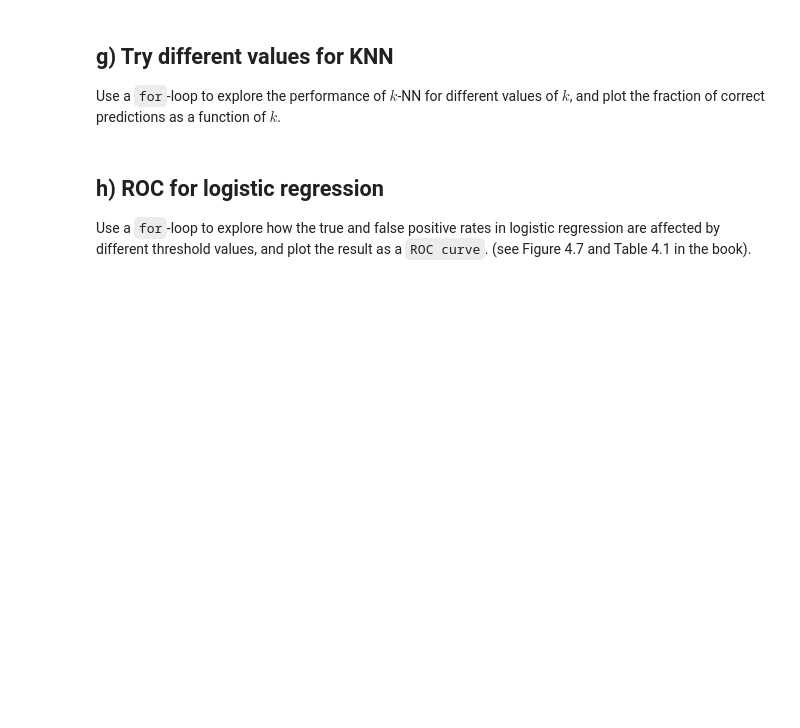
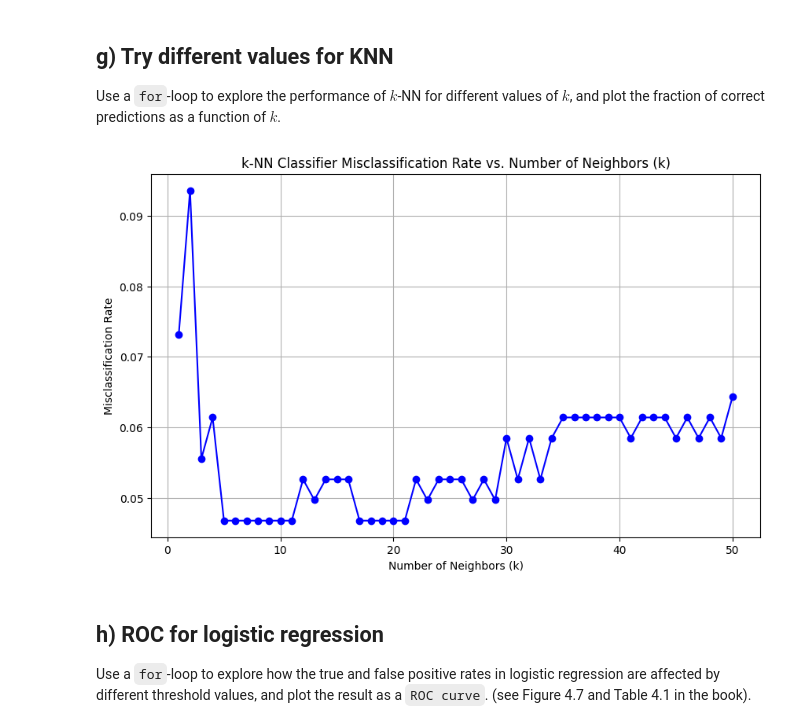
Before and after one commit to zhaotongjie222/-, a Jupyter notebook: exercises/SML-session_4.ipynb, the cells around one changed output. Cells and saved outputs as stored; diff of their text form; code cells hidden in the pictures; blank space fills up the shorter version.

```diff
--- a/exercises/SML-session_4.ipynb
+++ b/exercises/SML-session_4.ipynb
@@ -205,3 +215,28 @@ The confusion matrix will show the distribution of correct and incorrect classif
 # %% [markdown]
 ## f) KNN
 Repeat [(c)](#4.1-c) using $k$-NN (with $k = 1$). A useful commands is `sklearn.neighbors.KNeighborsClassifier()`.
+# %%
+# Select the specified input variables for k-NN
+X_train_knn = X_train[['V3', 'V4', 'V5']]
+X_test_knn = X_test[['V3', 'V4', 'V5']]
+
+# Initialize and train the k-NN model with k=1
+knn_model = skl_nb.KNeighborsClassifier(n_neighbors=1)
+knn_model.fit(X_train_knn, y_train)
+
+# Make predictions on the test set
+y_pred_knn = knn_model.predict(X_test_knn)
+
+# Calculate the fraction of correct predictions (accuracy)
+accuracy_knn = (y_pred_knn == y_test).mean()
+print(f"Fraction of correct predictions (k-NN, k=1): {accuracy_knn:.4f}")
+
+# Compute the confusion matrix
+confusion_matrix_knn = pd.crosstab(y_test, y_pred_knn, rownames=['True'], colnames=['Predicted'])
+print("\nConfusion Matrix (k-NN, k=1):\n")
+print(confusion_matrix_knn)
+
+# Interpretation of performance
+print("\nInterpretation:")
+print("Similar to the previous models, the accuracy gives an overall measure of correct predictions.")
+print("The confusion matrix for k-NN will show the distribution of correct and incorrect classifications, highlighting false positives and false negatives for this model with k=1.")
@@ -209,6 +257,24 @@ Repeat [(c)](#4.1-c) using $k$-NN (with $k = 1$). A useful commands is `sklearn.
 ## g) Try different values for KNN
 Use a `for`-loop to explore the performance of $k$-NN for different values of $k$, and plot the fraction of correct
 predictions as a function of $k$.
+# %%
+missclassification_rates = []
+for k_val in range(1, 51):
+    knn_model = skl_nb.KNeighborsClassifier(n_neighbors=k_val)
+    knn_model.fit(X_train_knn, y_train)
+    prediction = knn_model.predict(X_test_knn)
+    missclassification_rate = (prediction != y_test).mean()
+    missclassification_rates.append(missclassification_rate)
+
+K = np.array(list(range(1, 51)))
+plt.plot(K, missclassification_rates, 'bo-')
+plt.xlabel('Number of Neighbors (k)')
+plt.ylabel('Misclassification Rate')
+plt.title('k-NN Classifier Misclassification Rate vs. Number of Neighbors (k)')
+plt.grid(True)
+plt.show()
+# %% [output]
+[figure, added]
 # %% [markdown]
 ## h) ROC for logistic regression
 Use a `for`-loop to explore how the true and false positive rates in logistic regression are affected by different threshold values, and plot the result as a `ROC curve`. (see Figure 4.7 and Table 4.1 in the book).
```
Also changed, not shown: parts of 25 cells of this notebook.
